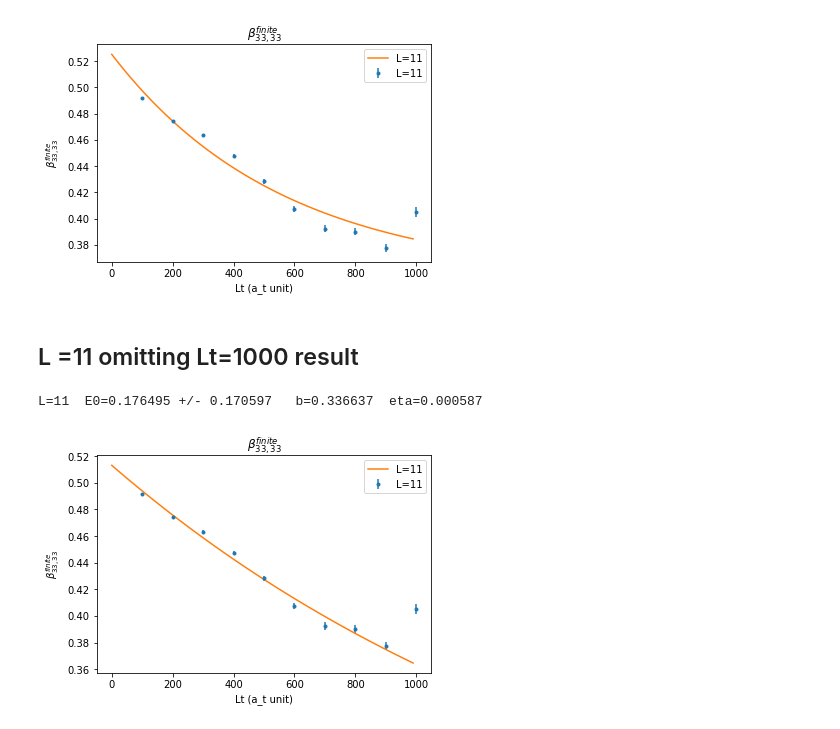
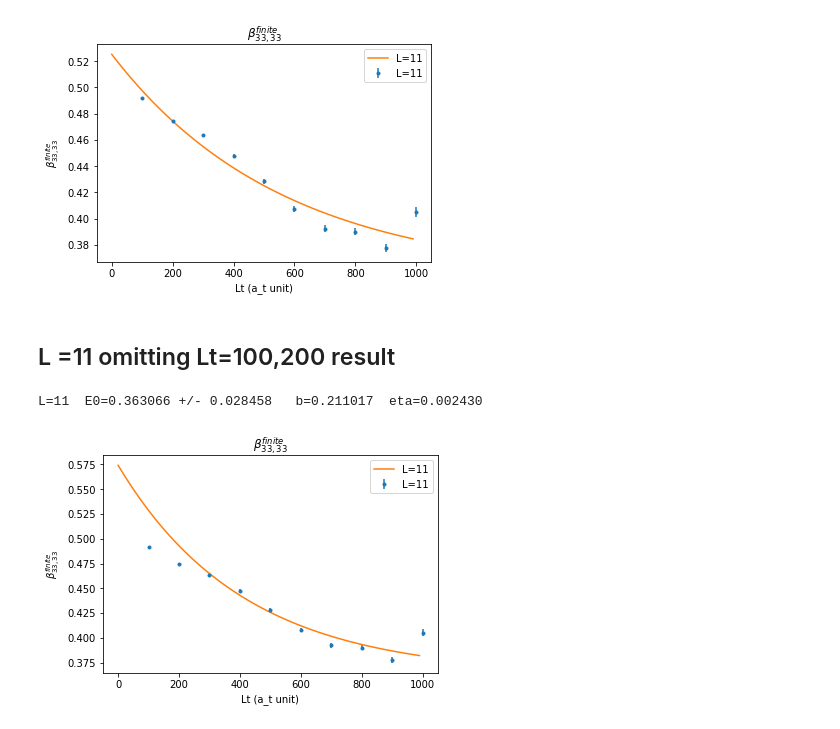
Before and after one commit to alphacentaury-github/Lattice_fft, a Jupyter notebook: BCC/BCC_UFG_analysis.ipynb, the cells around one changed output. Drawn from its saved outputs; the diff is of its cells as text; code cells hidden in the pictures.

```diff
--- a/BCC/BCC_UFG_analysis.ipynb
+++ b/BCC/BCC_UFG_analysis.ipynb
@@ -269,7 +267,7 @@ for n in [3]:
     print('L=%i  E0=%f +/- %f   b=%f  eta=%f  '%(result3[n]['L'][0], params[0],np.sqrt(p_covariance[0,0]) ,params[1],params[2] )  )
     xx = np.arange(0,1000,10)
     ff = fit_exp(xx,*params)
-    plt.errorbar(result3[n]['Lt'],result3[n]['beta_fin'][:,0],yerr=result3[n]['beta_fin'][:,1]*2
+    plt.errorbar(result3[n]['Lt'],result3[n]['beta_fin'][:,0],yerr=result3[n]['beta_fin'][:,1]
                  ,fmt='.', label='L=%i'%(result3[n]['L'][0])     )
     plt.plot(xx,ff,label='L=%i'%(result3[n]['L'][0])  )
 plt.legend()
@@ -359,0 +400,15 @@ L=10  E0=0.326437 +/- 0.026785   b=0.187302  eta=0.001729
+# %%
+for n in [5]:
+    params, p_covariance = optimize.curve_fit(fit_exp, result3[n]['Lt'][1:], result3[n]['beta_fin'][1:,0],
+                                              sigma=result3[n]['beta_fin'][1:,1]
+                                              , p0 =[0.3,0.1,0.01])
+    print('L=%i  E0=%f +/- %f   b=%f  eta=%f  '%(result3[n]['L'][0], params[0],np.sqrt(p_covariance[0,0]) ,params[1],params[2] )  )
+    xx = np.arange(0,1000,10)
+    ff = fit_exp(xx,*params)
+    plt.errorbar(result3[n]['Lt'],result3[n]['beta_fin'][:,0],yerr=result3[n]['beta_fin'][:,1]
+                 ,fmt='.', label='L=%i'%(result3[n]['L'][0])     )
+    plt.plot(xx,ff,label='L=%i'%(result3[n]['L'][0])  )
+plt.legend()
+plt.title(r'$\beta^{finite}_{33,33}$');
+plt.xlabel('Lt (a_t unit)');
+plt.ylabel(r'$\beta^{finite}_{33,33}$') ;
@@ -359,0 +420,15 @@ L=10  E0=0.326437 +/- 0.026785   b=0.187302  eta=0.001729
+# %%
+for n in [5]:
+    params, p_covariance = optimize.curve_fit(fit_exp, result3[n]['Lt'][2:], result3[n]['beta_fin'][2:,0]
+                                              , sigma=result3[n]['beta_fin'][2:,1]
+                                              , p0 =[0.3,0.1,0.01])
+    print('L=%i  E0=%f +/- %f   b=%f  eta=%f  '%(result3[n]['L'][0], params[0],np.sqrt(p_covariance[0,0]) ,params[1],params[2] )  )
+    xx = np.arange(0,1000,10)
+    ff = fit_exp(xx,*params)
+    plt.errorbar(result3[n]['Lt'],result3[n]['beta_fin'][:,0],yerr=result3[n]['beta_fin'][:,1]
+                 ,fmt='.', label='L=%i'%(result3[n]['L'][0])     )
+    plt.plot(xx,ff,label='L=%i'%(result3[n]['L'][0])  )
+plt.legend()
+plt.title(r'$\beta^{finite}_{33,33}$');
+plt.xlabel('Lt (a_t unit)');
+plt.ylabel(r'$\beta^{finite}_{33,33}$') ;
@@ -397,21 +475,22 @@ plt.ylabel(r'$\beta^{finite}_{33,33}$') ;
 L=11  E0=0.355452 +/- 0.035614   b=0.169699  eta=0.001781
 [figure]
 # %% [markdown]
-## L =11 omitting Lt=1000 result
+## L =11 omitting Lt=100,200 result
 # %%
 for n in [6]:
-    params, p_covariance = optimize.curve_fit(fit_exp, result3[n]['Lt'][0:9], result3[n]['beta_fin'][0:9,0]
+    params, p_covariance = optimize.curve_fit(fit_exp, result3[n]['Lt'][2:], result3[n]['beta_fin'][2:,0]
+                                              , sigma=result3[n]['beta_fin'][2:,1]
                                               , p0 =[0.3,0.1,0.01])
     print('L=%i  E0=%f +/- %f   b=%f  eta=%f  '%(result3[n]['L'][0], params[0],np.sqrt(p_covariance[0,0]) ,params[1],params[2] )  )
     xx = np.arange(0,1000,10)
     ff = fit_exp(xx,*params)
     plt.errorbar(result3[n]['Lt'],result3[n]['beta_fin'][:,0],yerr=result3[n]['beta_fin'][:,1]
                  ,fmt='.', label='L=%i'%(result3[n]['L'][0])     )
     plt.plot(xx,ff,label='L=%i'%(result3[n]['L'][0])  )
 plt.legend()
 plt.title(r'$\beta^{finite}_{33,33}$');
 plt.xlabel('Lt (a_t unit)');
 plt.ylabel(r'$\beta^{finite}_{33,33}$') ;
 # %% [output]
-L=11  E0=0.176495 +/- 0.170597   b=0.336637  eta=0.000587
+L=11  E0=0.363066 +/- 0.028458   b=0.211017  eta=0.002430
-[figure, old version]
+[figure, new version]
```
Also changed, not shown: parts of 12 cells of this notebook.
